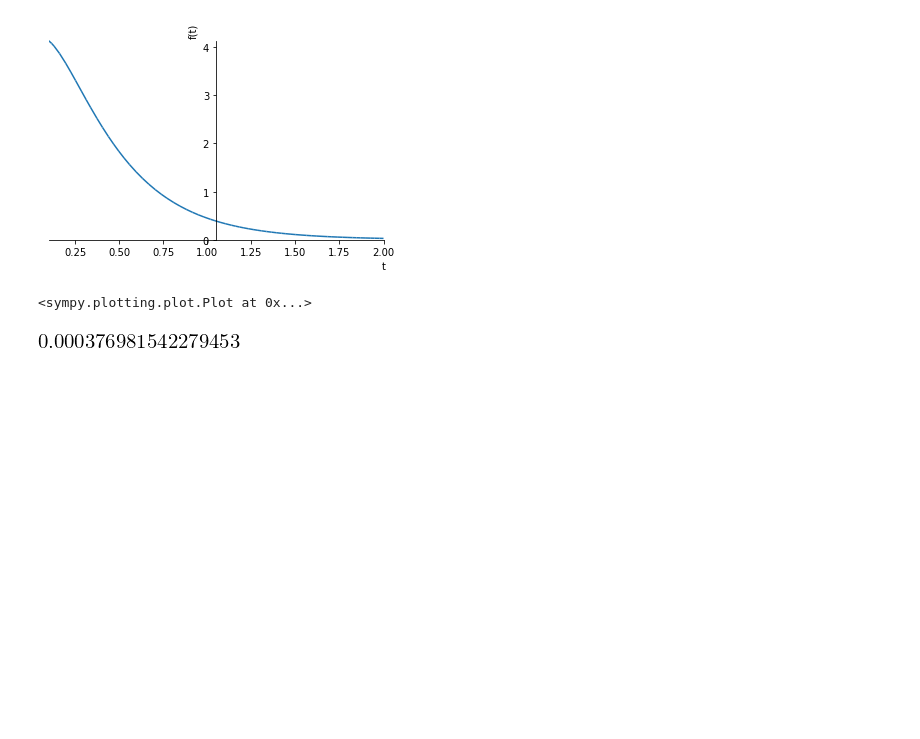
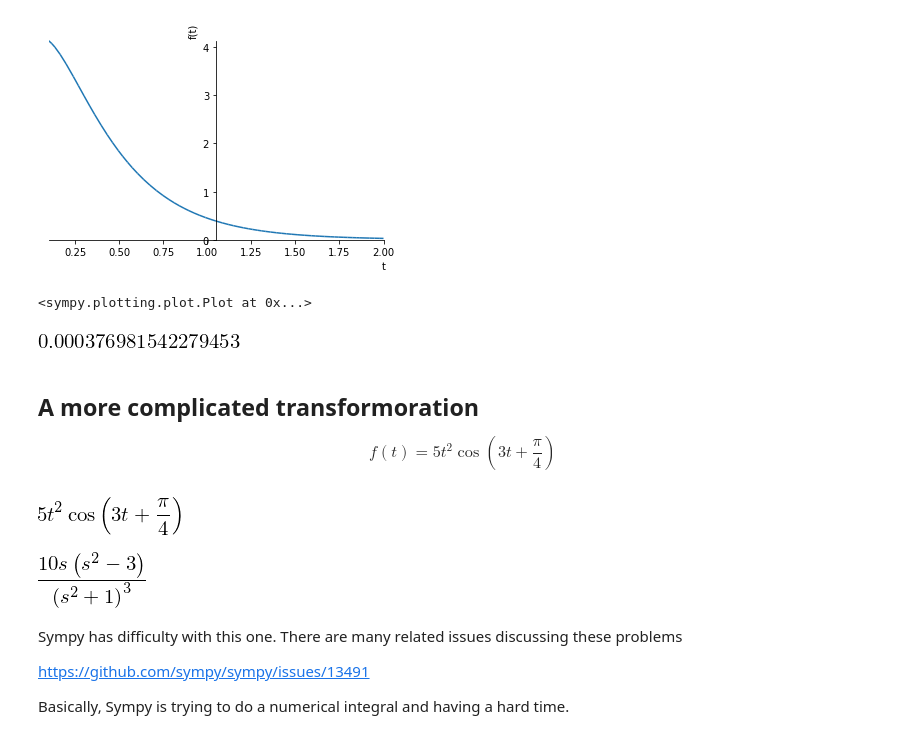
Before and after one commit to fdcl-gwu/MAE3134_examples, a Jupyter notebook: Laplace Transform.ipynb, the cells around one changed output. Cells and saved outputs as stored; diff of their text form; code cells hidden in the pictures; blank space fills up the shorter version.

```diff
--- a/Laplace Transform.ipynb
+++ b/Laplace Transform.ipynb
@@ -82,3 +82,27 @@ sympy.plot(sol, (t, 0.1, 2))
 sol.evalf(subs={t: 5})
 # %% [output]
 [figure]
+# %% [markdown]
+##  A more complicated transformoration
+
+$$
+f(t) = 5 t^2 \cos (3 t + \frac{\pi}{4})
+$$
+# %%
+t = sympy.symbols('t', positive=True)
+s = sympy.symbols('s', complex=True)
+f = 5 * t**2 * sympy.cos(3*t + sympy.pi/4)
+f
+# %% [output]
+[figure, added]
+# %%
+F = sympy.laplace_transform(5*t**2*sympy.cos(t), t, s, noconds=True)
+F
+# %% [output]
+[figure, added]
+# %% [markdown]
+Sympy has difficulty with this one. There are many related issues discussing these problems
+
+https://github.com/sympy/sympy/issues/13491
+
+Basically, Sympy is trying to do a numerical integral and having a hard time.
```
Also changed, not shown: 3 other files.
